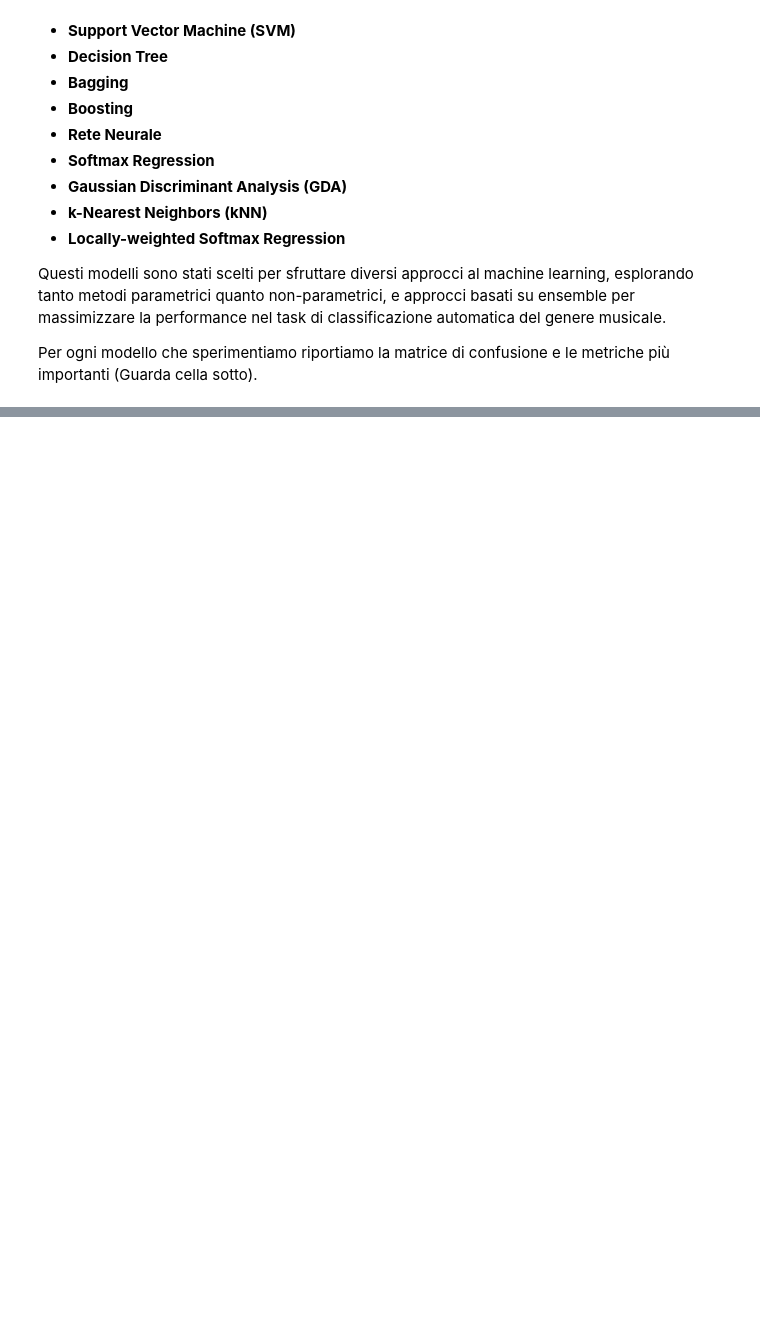
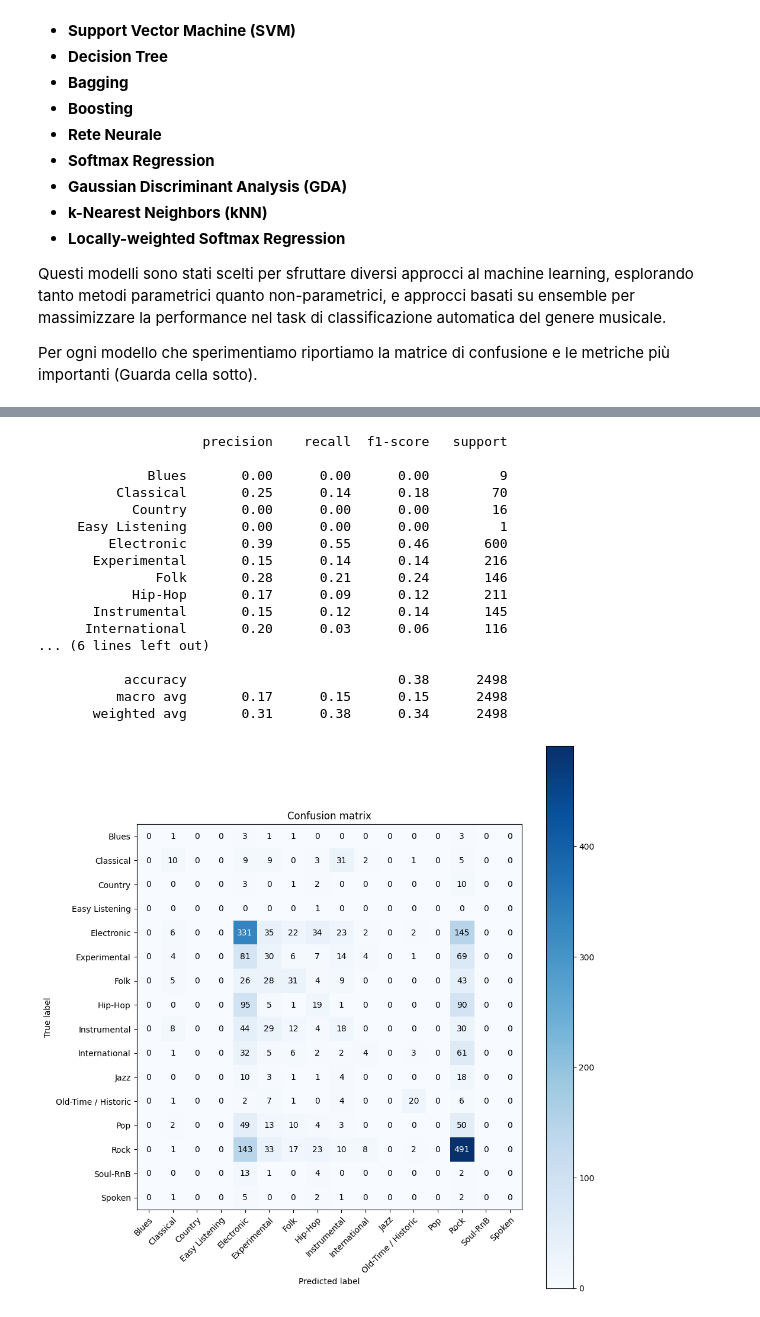
Before and after one commit to MatteoStromieri/ml-uni-project, a Jupyter notebook: main.ipynb, the cells around one changed output, grey strips where cells are left out. Saved outputs shown, nothing was run; the diff lists cells and outputs as text; code cells hidden in the pictures; blank space fills up the shorter version.

```diff
--- a/main.ipynb
+++ b/main.ipynb
@@ -259,0 +302,27 @@ def valuate(clf, x_test, y_test):
+# %%
+maxdepth=8
+tree_clf = tree.DecisionTreeClassifier(max_depth=maxdepth)
+
+tree_clf = tree_clf.fit(X_train, y_train)
+
+
+valuate(tree_clf, X_test, y_test)
+# %% [output]
+                     precision    recall  f1-score   support
+
+              Blues       0.00      0.00      0.00         9
+          Classical       0.25      0.14      0.18        70
+            Country       0.00      0.00      0.00        16
+     Easy Listening       0.00      0.00      0.00         1
+         Electronic       0.39      0.55      0.46       600
+       Experimental       0.15      0.14      0.14       216
+               Folk       0.28      0.21      0.24       146
+            Hip-Hop       0.17      0.09      0.12       211
+       Instrumental       0.15      0.12      0.14       145
+      International       0.20      0.03      0.06       116
+... (6 lines left out)
+
+           accuracy                           0.38      2498
+          macro avg       0.17      0.15      0.15      2498
+       weighted avg       0.31      0.38      0.34      2498
+[figure, added]
```
Also changed, not shown: parts of 27 cells of this notebook.
